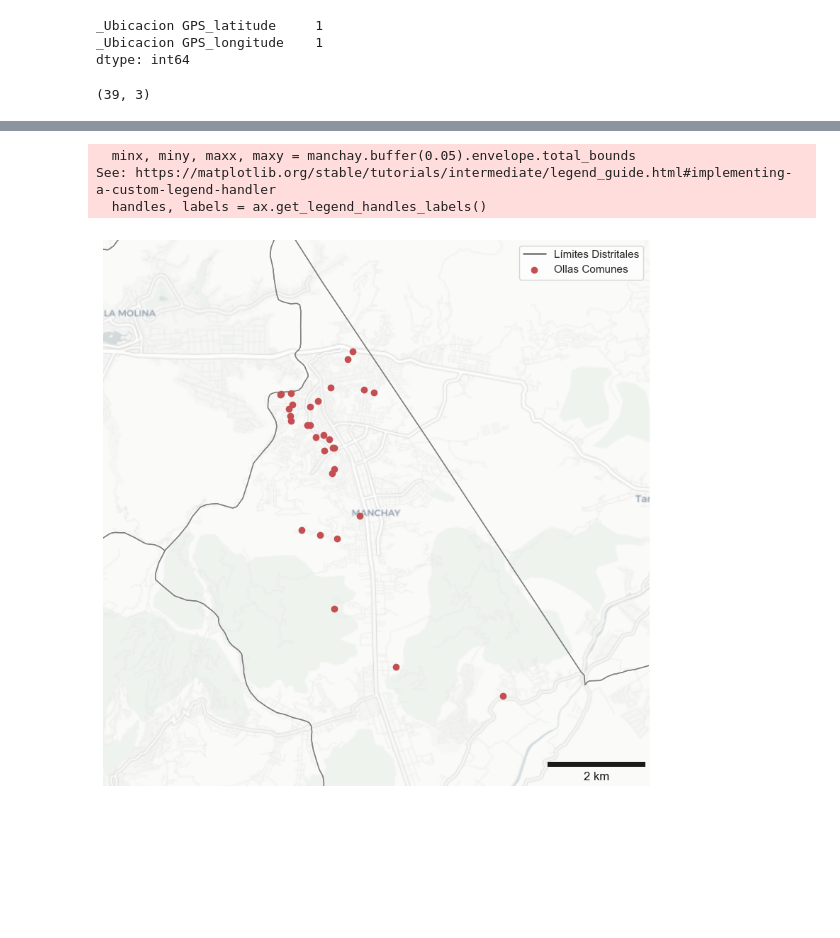
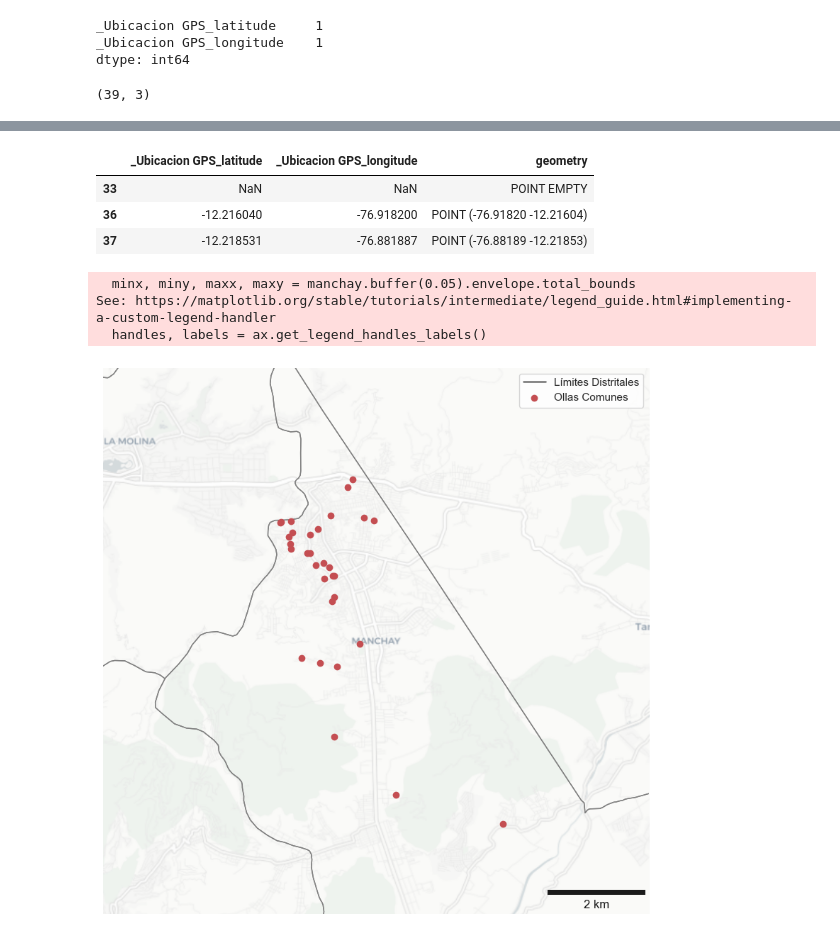
Before and after one commit to Claudio9701/proyecto-foodhub-lima, a Jupyter notebook: OllasComunesMaps.ipynb, the cells around one changed output, grey strips where cells are left out. Drawn from its saved outputs; the diff is of its cells as text; code cells hidden in the pictures; blank space fills up the shorter version.

```diff
--- a/OllasComunesMaps.ipynb
+++ b/OllasComunesMaps.ipynb
@@ -106,0 +121,11 @@ See: https://matplotlib.org/stable/tutorials/intermediate/legend_guide.html#impl
+# %%
+gdf_ollas_comunes[
+    ~gdf_ollas_comunes.within(
+        lima_distritos[lima_distritos["DISTRITO"] == "PACHACAMAC"].geometry.iloc[0]
+    )
+]
+# %% [output]
+|  | _Ubicacion GPS_latitude | _Ubicacion GPS_longitude | geometry |
+| 33 | NaN | NaN | POINT EMPTY |
+| 36 | -12.216040 | -76.918200 | POINT (-76.91820 -12.21604) |
+| 37 | -12.218531 | -76.881887 | POINT (-76.88189 -12.21853) |
```
Also changed, not shown: parts of 12 cells of this notebook.
